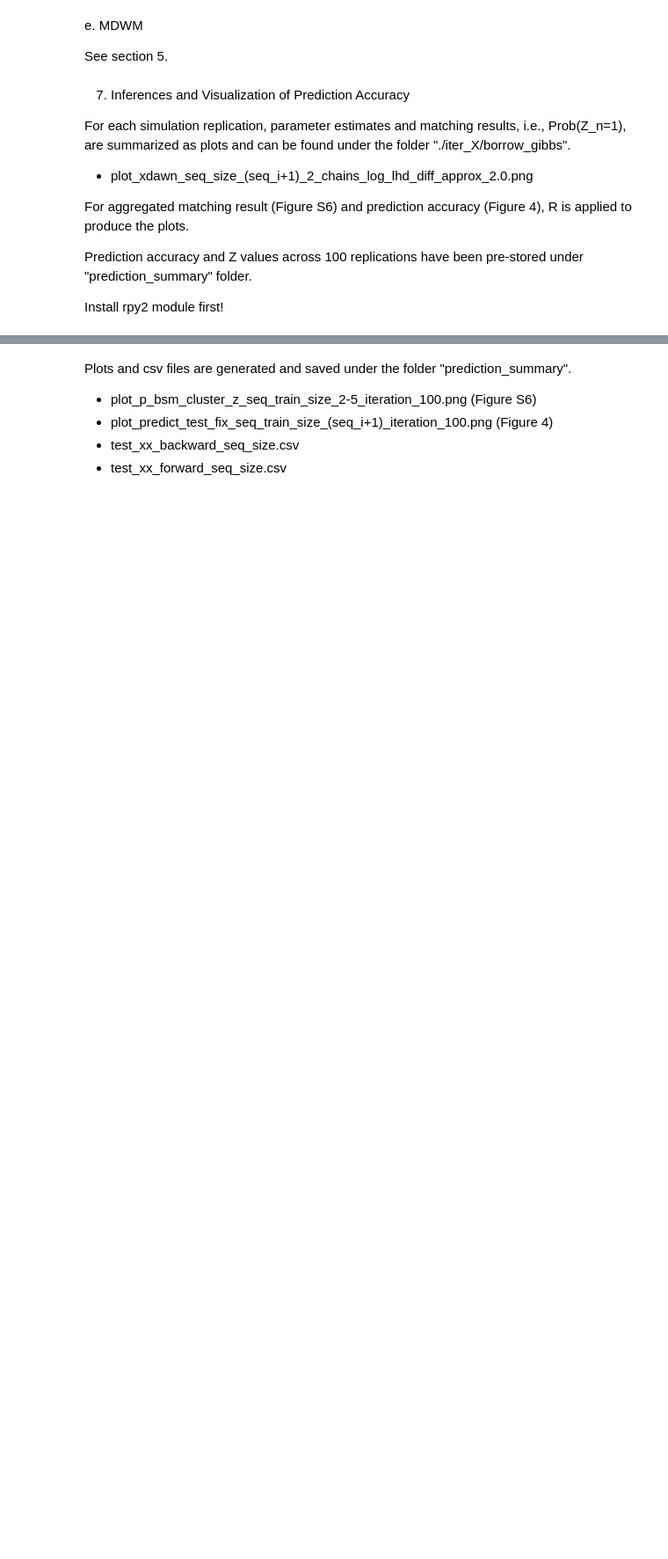
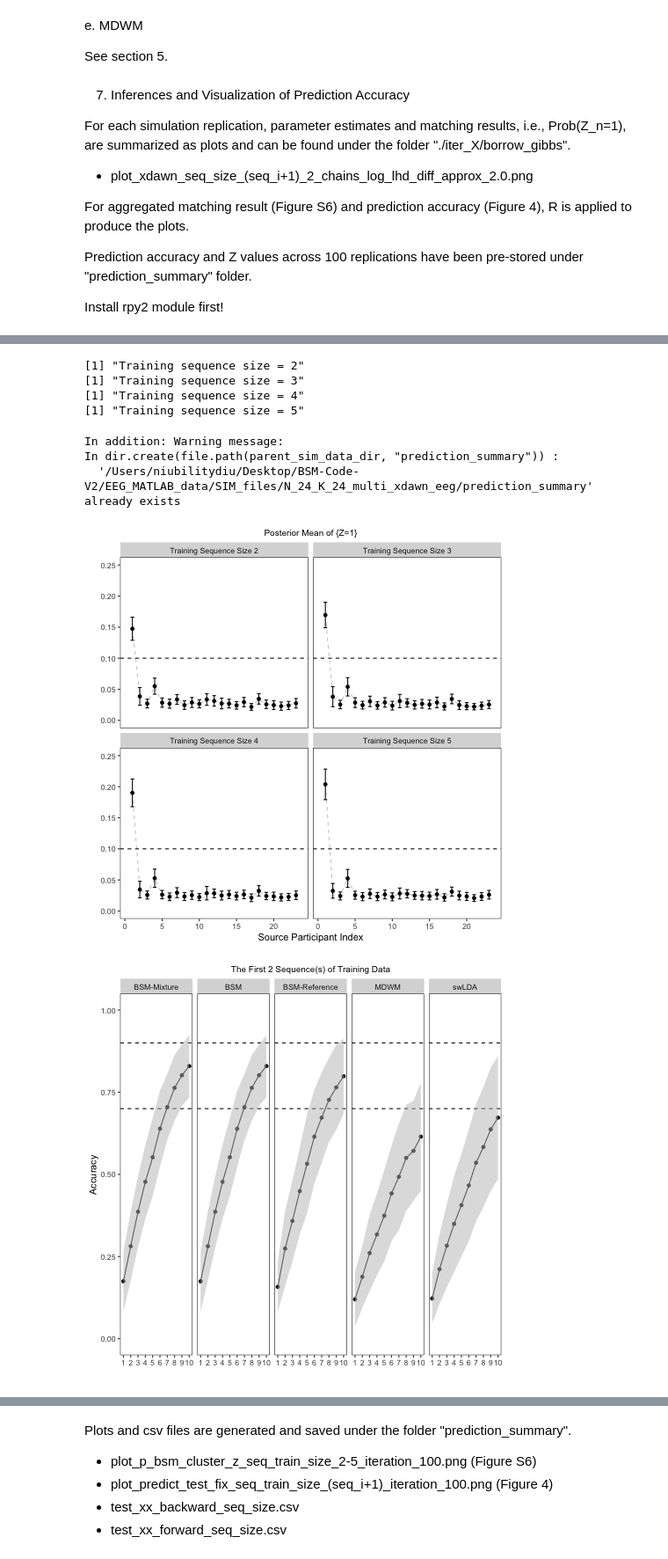
Before and after one commit to NiubilityDiu/Bayesian-Signal-Matching-JASA, a Jupyter notebook: Python/SIM_multi_24_demo.ipynb, the cells around one changed output, grey strips where cells are left out. Shown at 88% size. Saved outputs shown, nothing was run; the diff lists cells and outputs as text; code cells hidden in the pictures; blank space fills up the shorter version.

```diff
--- a/Python/SIM_multi_24_demo.ipynb
+++ b/Python/SIM_multi_24_demo.ipynb
@@ -166,3 +265,14 @@ Make sure you have installed the following R packages (Versions can be found in
 # %%
 %%R
 source("~/Desktop/BSM-Code-V2/R/sim_summary_3way_multi_24.R")
+parent_dir = '/Users/niubilitydiu/Desktop/BSM-Code-V2'
+# %% [output]
+[1] "Training sequence size = 2"
+[1] "Training sequence size = 3"
+[1] "Training sequence size = 4"
+[1] "Training sequence size = 5"
+In addition: Warning message:
+In dir.create(file.path(parent_sim_data_dir, "prediction_summary")) :
+  '/Users/niubilitydiu/Desktop/BSM-Code-V2/EEG_MATLAB_data/SIM_files/N_24_K_24_multi_xdawn_eeg/prediction_summary' already exists
+[figure, added]
+[figure, added]
```
Also changed, not shown: parts of 23 cells of this notebook, 10 other files.
